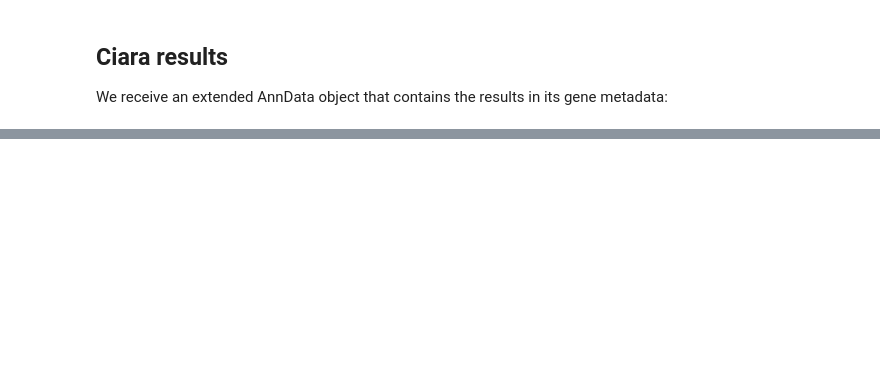
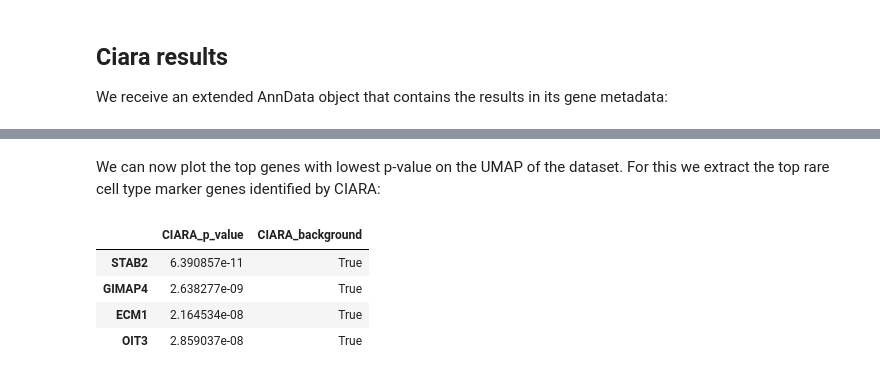
Before and after one commit to ScialdoneLab/CIARA_python, a Jupyter notebook: Tutorial_human_gastrula.ipynb, the cells around one changed output, grey strips where cells are left out. Saved outputs shown, nothing was run; the diff lists cells and outputs as text; code cells hidden in the pictures; blank space fills up the shorter version.

```diff
--- a/Tutorial_human_gastrula.ipynb
+++ b/Tutorial_human_gastrula.ipynb
@@ -114,3 +114,14 @@ human_gast_norm.var
 | ZYX | NaN | False |
 | ZZEF1 | 1.000000 | True |
 36570 rows × 2 columns
+# %% [markdown]
+We can now plot the top genes with lowest p-value on the UMAP of the dataset. For this we extract the top rare cell type marker genes identified by CIARA:
+# %%
+top_markers = human_gast_norm.var.nsmallest(4, ["CIARA_p_value"],)
+top_markers
+# %% [output]
+|  | CIARA_p_value | CIARA_background |
+| STAB2 | 6.390857e-11 | True |
+| GIMAP4 | 2.638277e-09 | True |
+| ECM1 | 2.164534e-08 | True |
+| OIT3 | 2.859037e-08 | True |
```
Also changed, not shown: parts of 7 cells of this notebook, 3 other files.
